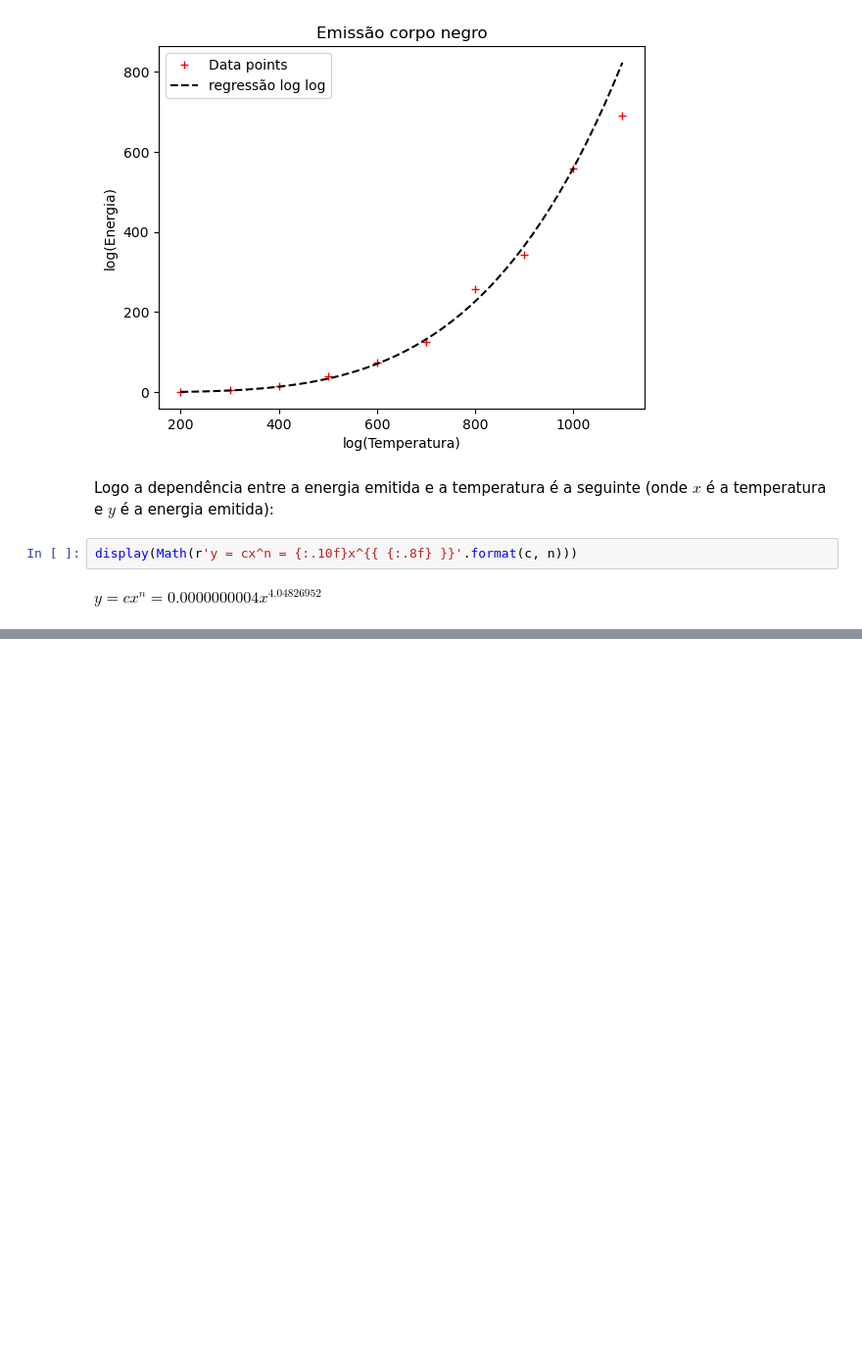
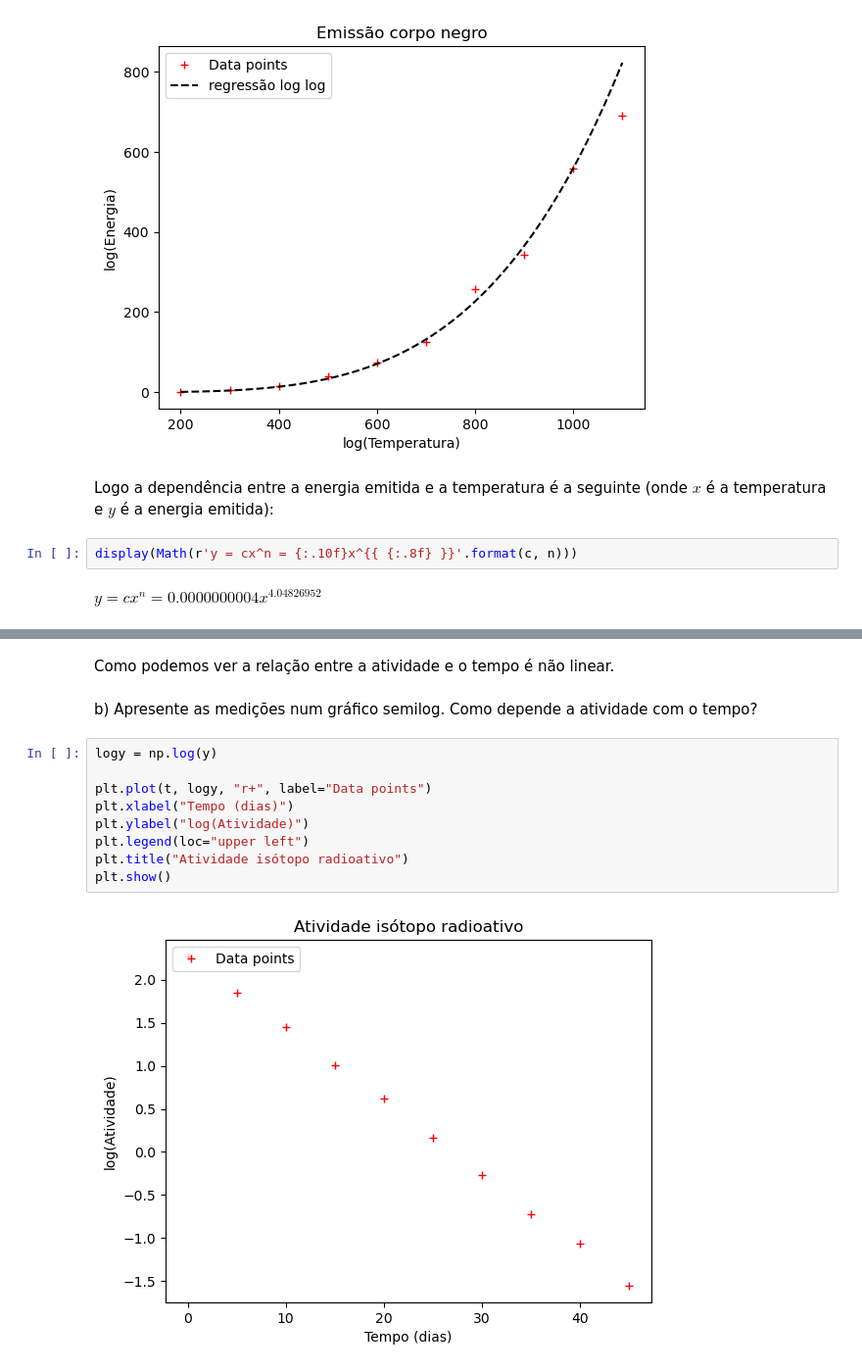
Before and after one commit to JCapucho/universidade, a Jupyter notebook: MSF/aula02/guião.ipynb, the cells around one changed output, grey strips where cells are left out. Shown at 98% size. Drawn from its saved outputs; the diff is of its cells as text; blank space fills up the shorter version.

```diff
--- a/MSF/aula02/guião.ipynb
+++ b/MSF/aula02/guião.ipynb
@@ -428,0 +471,15 @@ $\displaystyle y = cx^n = 0.0000000004x^{ 4.04826952 }$
+# %% [markdown]
+Como podemos ver a relação entre a atividade e o tempo é não linear.
+# %% [markdown]
+b) Apresente as medições num gráfico semilog. Como depende a atividade com o tempo?
+# %%
+logy = np.log(y)
+
+plt.plot(t, logy, "r+", label="Data points")
+plt.xlabel("Tempo (dias)")
+plt.ylabel("log(Atividade)")
+plt.legend(loc="upper left")
+plt.title("Atividade isótopo radioativo")
+plt.show()
+# %% [output]
+[figure, added]
```
Also changed, not shown: parts of 12 cells of this notebook.
